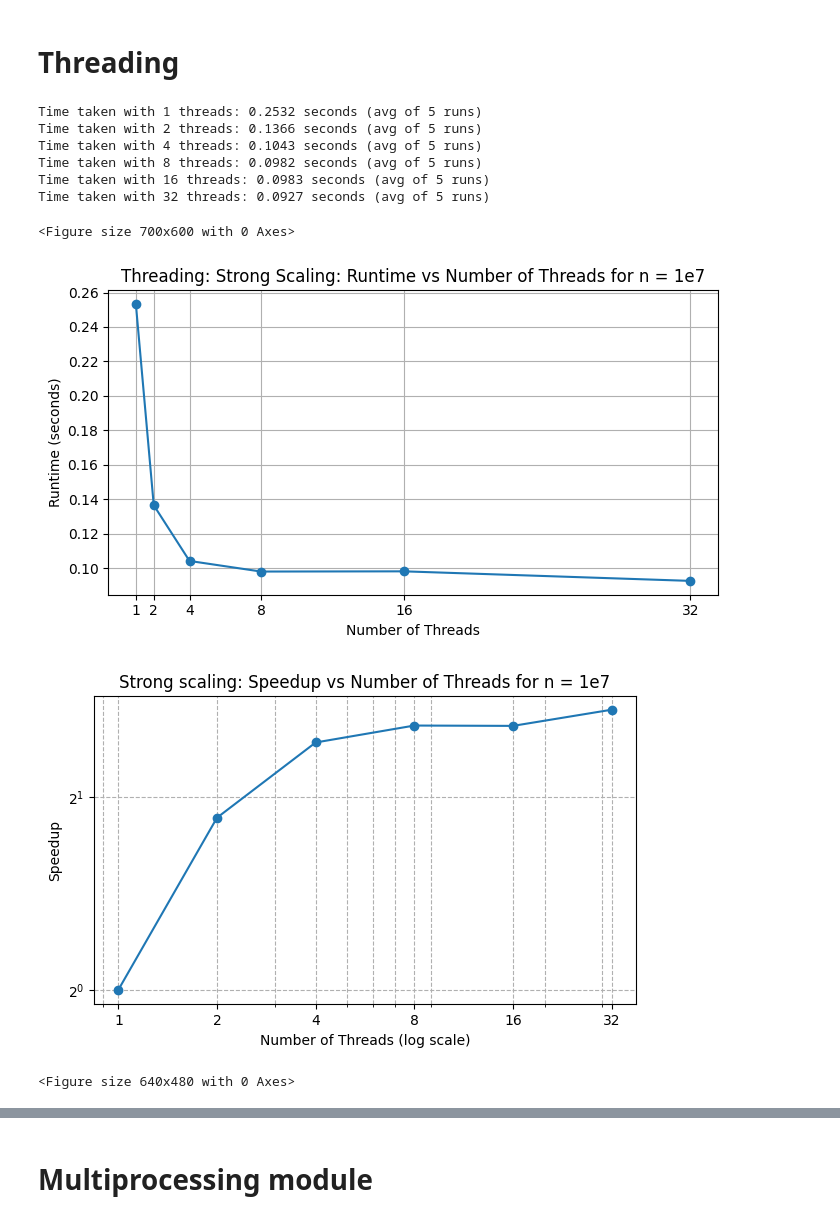
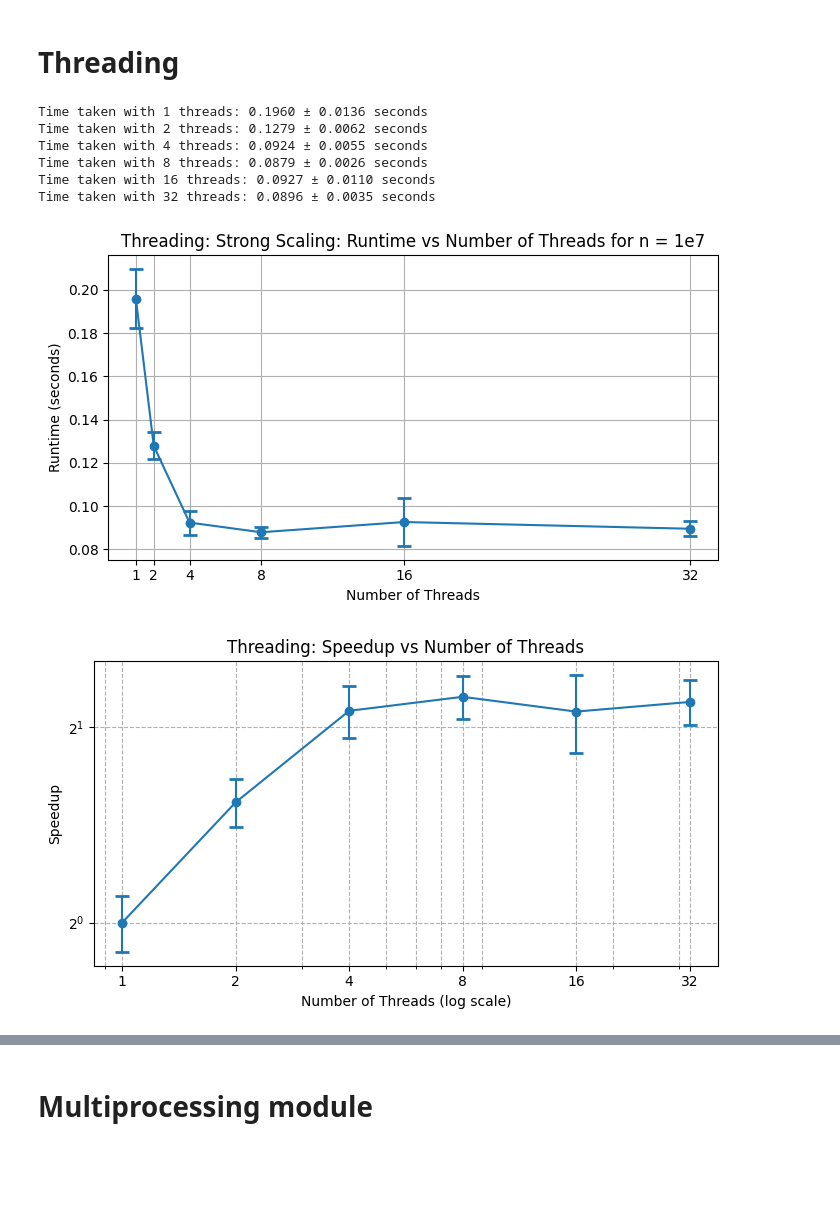
Before and after one commit to desaiamogh31/utd-hpc-course-repo, a Jupyter notebook: hw4/src/lorentz.ipynb, the cells around one changed output, grey strips where cells are left out. Saved outputs shown, nothing was run; the diff lists cells and outputs as text; code cells hidden in the pictures; blank space fills up the shorter version.

```diff
--- a/hw4/src/lorentz.ipynb
+++ b/hw4/src/lorentz.ipynb
@@ -122,48 +144,61 @@ plot_histogram(local_counts, method_name=method_name)
 # %%
 import timeit
 import thread_lorentz
 #Strong Scaling
 n=1e7
 times=[]
+errors=[]
 thread_counts = [1, 2, 4, 8, 16, 32]
 local_dry_run = thread_lorentz.run_threaded(1e6, n_threads=1)  # Warmup run to initialize threading
 del local_dry_run  # Free memory from warmup run
 for n_threads in thread_counts:
-    def run_once():
-        return thread_lorentz.run_threaded(n, n_threads=n_threads)
+    run_times = []
+    for _ in range(5):
+        start = timeit.default_timer()
+        thread_lorentz.run_threaded(n, n_threads=n_threads)
+        end = timeit.default_timer()
+        run_times.append(end - start)
 
-    total_time = timeit.timeit(run_once, number=5)
-    avg_time = total_time / 5
+    avg_time = np.mean(run_times)
+    std_time = np.std(run_times)
     times.append(avg_time)
-    print(f"Time taken with {n_threads} threads: {avg_time:.4f} seconds (avg of 5 runs)")
+    errors.append(std_time)
+    print(f"Time taken with {n_threads} threads: {avg_time:.4f} ± {std_time:.4f} seconds")
+
 
 #plot run time vs parallelism
-plt.figure(figsize=(7, 6))
-
-plot_strong_scaling(n, thread_counts, times, method_name="Threading")
+plot_strong_scaling(n, thread_counts, times, errors=errors, method_name="Threading")
 
 #plot speedup vs parallelism
-plt.figure(figsize=(7, 4))
 speedup = [times[0] / t for t in times]
-plt.plot(thread_counts, speedup, marker='o')
+speedup_errors = [speedup[i] * np.sqrt((errors[i]/times[i])**2 + (errors[0]/times[0])**2) for i in range(len(times))]
+plot_speedup(thread_counts, speedup, speedup_errors=speedup_errors, method_name="Threading")
+
+p = np.array(thread_counts, dtype=float)
+s = np.array(speedup, dtype=float)
+
+# Amdahl serial fraction (undefined for p=1, keep as NaN)
+
+serial_fraction = np.where(
+    p > 1,
+    (1/s - 1/p) / (1 - 1/p),
+    np.nan
+)
+plt.plot(thread_counts, serial_fraction, marker='o')
 plt.xscale('log', base=10)
-plt.yscale('log', base=2)
+plt.yscale('log', base=10)
 plt.xlabel('Number of Threads (log scale)')
-plt.ylabel('Speedup')
-plt.title(f'Strong scaling: Speedup vs Number of Threads for n = 1e{int(np.log10(n))}')
+plt.ylabel('Serial Fraction (log scale)')
+plt.title('Serial Fraction vs Number of Threads')
 plt.grid(True, which="both", ls="--")
-
-plt.xticks(thread_counts, thread_counts)
+plt.tight_layout()
 plt.show()
-plt.tight_layout()
 # %% [output]
-Time taken with 1 threads: 0.2532 seconds (avg of 5 runs)
-Time taken with 2 threads: 0.1366 seconds (avg of 5 runs)
-Time taken with 4 threads: 0.1043 seconds (avg of 5 runs)
-Time taken with 8 threads: 0.0982 seconds (avg of 5 runs)
-Time taken with 16 threads: 0.0983 seconds (avg of 5 runs)
-Time taken with 32 threads: 0.0927 seconds (avg of 5 runs)
+Time taken with 1 threads: 0.1960 ± 0.0136 seconds
+Time taken with 2 threads: 0.1279 ± 0.0062 seconds
+Time taken with 4 threads: 0.0924 ± 0.0055 seconds
+Time taken with 8 threads: 0.0879 ± 0.0026 seconds
+Time taken with 16 threads: 0.0927 ± 0.0110 seconds
+Time taken with 32 threads: 0.0896 ± 0.0035 seconds
-<Figure size 700x600 with 0 Axes>
-[figure, old version]
+[figure, new version]
-[figure, old version]
+[figure, new version]
-<Figure size 640x480 with 0 Axes>
```
Also changed, not shown: parts of 14 cells of this notebook.
